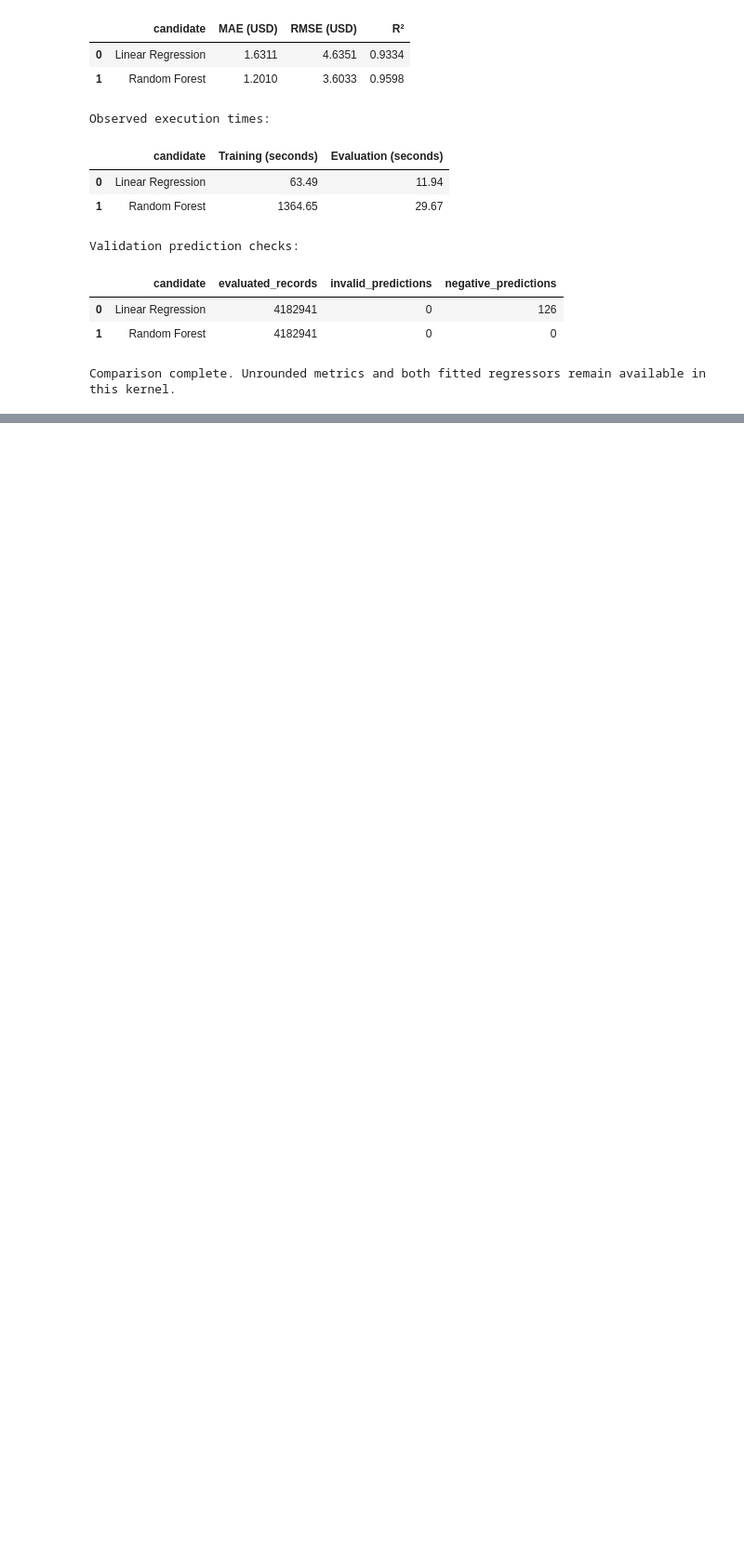
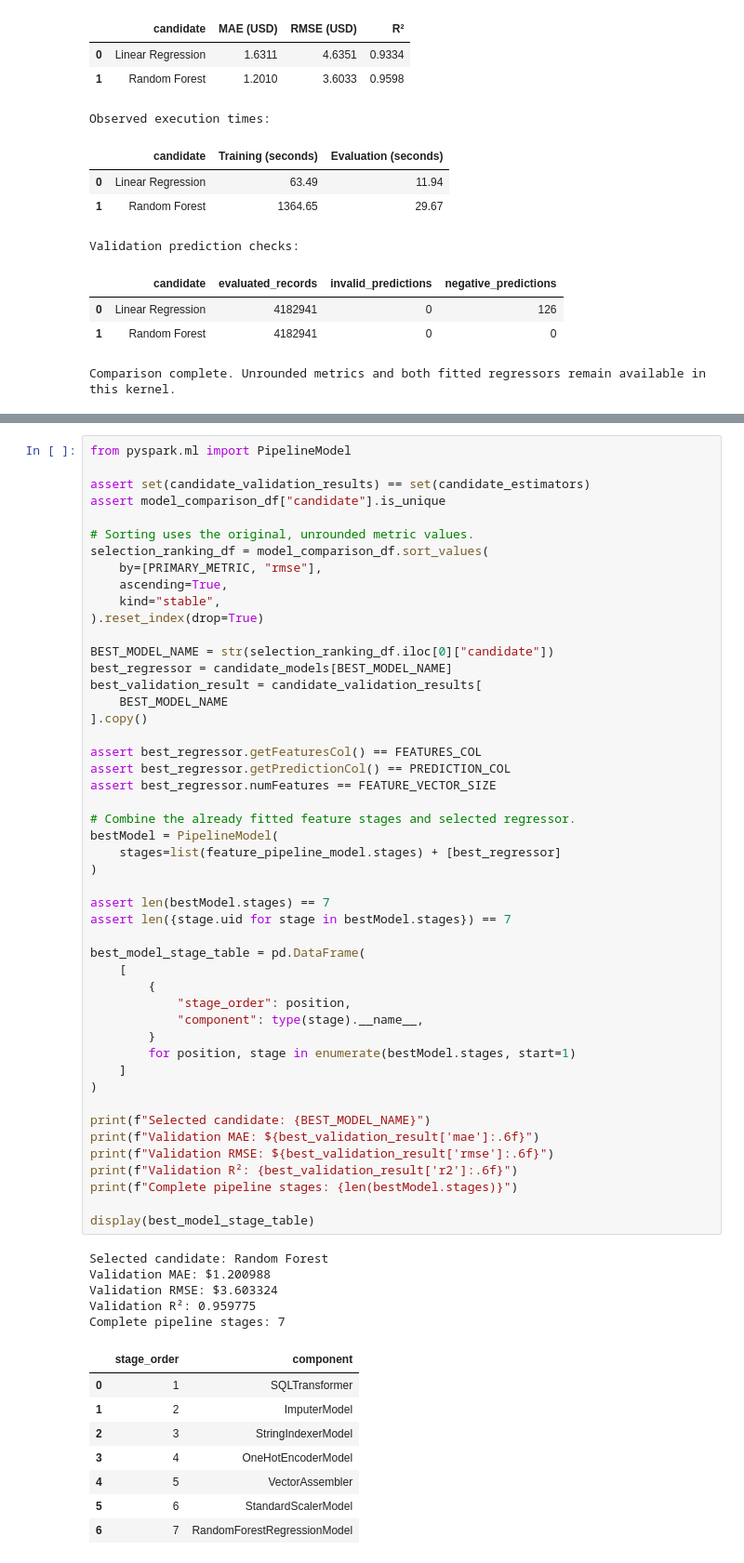
Before and after one commit to hncha9-eng/ITO5202_Ass2_27602966, a Jupyter notebook: assessment2.ipynb, the cells around one changed output, grey strips where cells are left out. Shown at 93% size. Saved outputs shown, nothing was run; the diff lists cells and outputs as text; blank space fills up the shorter version.

```diff
--- a/assessment2.ipynb
+++ b/assessment2.ipynb
@@ -4514,0 +4539,62 @@ generalisation.
+# %%
+from pyspark.ml import PipelineModel
+
+assert set(candidate_validation_results) == set(candidate_estimators)
+assert model_comparison_df["candidate"].is_unique
+
+# Sorting uses the original, unrounded metric values.
+selection_ranking_df = model_comparison_df.sort_values(
+    by=[PRIMARY_METRIC, "rmse"],
+    ascending=True,
+    kind="stable",
+).reset_index(drop=True)
+
+BEST_MODEL_NAME = str(selection_ranking_df.iloc[0]["candidate"])
+best_regressor = candidate_models[BEST_MODEL_NAME]
+best_validation_result = candidate_validation_results[
+    BEST_MODEL_NAME
+].copy()
+
+assert best_regressor.getFeaturesCol() == FEATURES_COL
+assert best_regressor.getPredictionCol() == PREDICTION_COL
+assert best_regressor.numFeatures == FEATURE_VECTOR_SIZE
+
+# Combine the already fitted feature stages and selected regressor.
+bestModel = PipelineModel(
+    stages=list(feature_pipeline_model.stages) + [best_regressor]
+)
+
+assert len(bestModel.stages) == 7
+assert len({stage.uid for stage in bestModel.stages}) == 7
+
+best_model_stage_table = pd.DataFrame(
+    [
+        {
+            "stage_order": position,
+            "component": type(stage).__name__,
+        }
+        for position, stage in enumerate(bestModel.stages, start=1)
+    ]
+)
+
+print(f"Selected candidate: {BEST_MODEL_NAME}")
+print(f"Validation MAE: ${best_validation_result['mae']:.6f}")
+print(f"Validation RMSE: ${best_validation_result['rmse']:.6f}")
+print(f"Validation R²: {best_validation_result['r2']:.6f}")
+print(f"Complete pipeline stages: {len(bestModel.stages)}")
+
+display(best_model_stage_table)
+# %% [output]
+Selected candidate: Random Forest
+Validation MAE: $1.200988
+Validation RMSE: $3.603324
+Validation R²: 0.959775
+Complete pipeline stages: 7
+|  | stage_order | component |
+| 0 | 1 | SQLTransformer |
+| 1 | 2 | ImputerModel |
+| 2 | 3 | StringIndexerModel |
+| 3 | 4 | OneHotEncoderModel |
+| 4 | 5 | VectorAssembler |
+| 5 | 6 | StandardScalerModel |
+| 6 | 7 | RandomForestRegressionModel |
```
Also changed, not shown: parts of 42 cells of this notebook, 57 other files.
